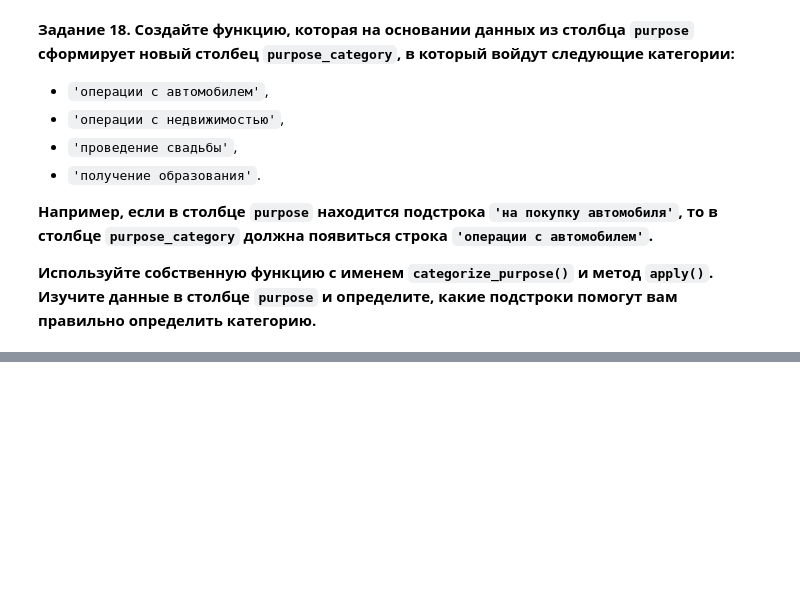
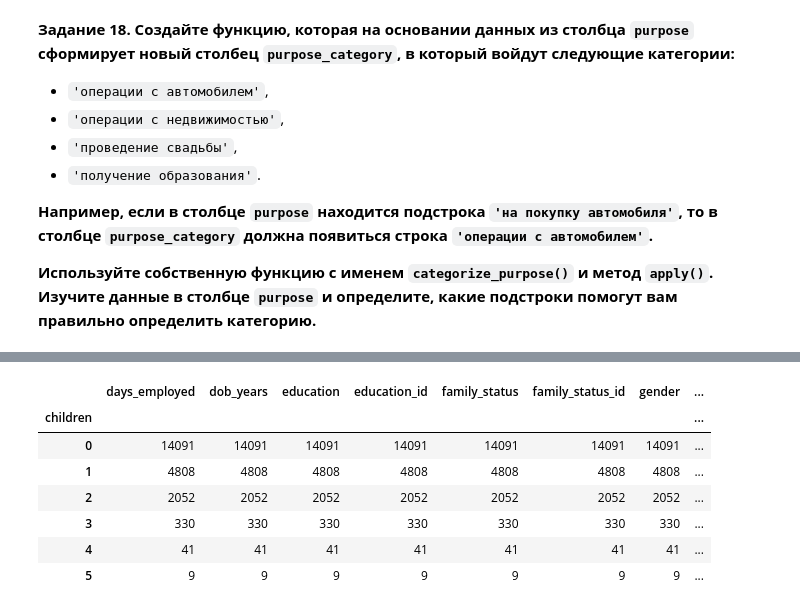
Before and after one commit to ild714/yandex_analitics, a Jupyter notebook: Sprint4/project.ipynb, the cells around one changed output, grey strips where cells are left out. Cells and saved outputs as stored; diff of their text form; code cells hidden in the pictures; blank space fills up the shorter version.

```diff
--- a/Sprint4/project.ipynb
+++ b/Sprint4/project.ipynb
@@ -272,0 +304,11 @@ data['purpose_category'] = data.apply(categorize_purpose,axis=1)
+# %%
+data.groupby('children').count()
+# %% [output]
+|  | days_employed | dob_years | education | education_id | family_status | family_status_id | gender | ... |
+| children |  |  |  |  |  |  |  | ... |
+| 0 | 14091 | 14091 | 14091 | 14091 | 14091 | 14091 | 14091 | ... |
+| 1 | 4808 | 4808 | 4808 | 4808 | 4808 | 4808 | 4808 | ... |
+| 2 | 2052 | 2052 | 2052 | 2052 | 2052 | 2052 | 2052 | ... |
+| 3 | 330 | 330 | 330 | 330 | 330 | 330 | 330 | ... |
+| 4 | 41 | 41 | 41 | 41 | 41 | 41 | 41 | ... |
+| 5 | 9 | 9 | 9 | 9 | 9 | 9 | 9 | ... |
```
Also changed, not shown: parts of 8 cells of this notebook.
